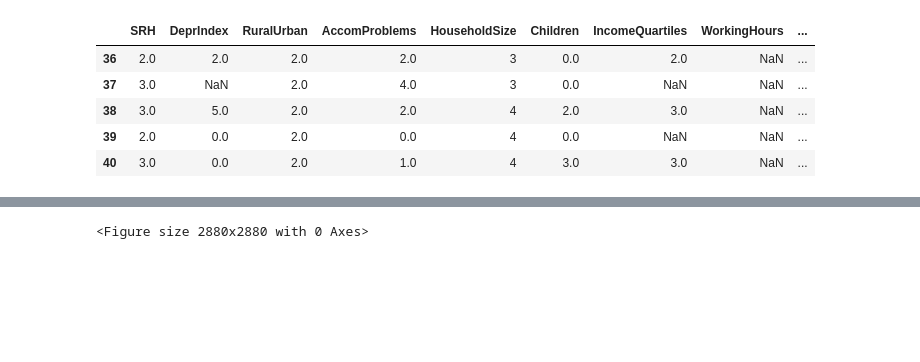
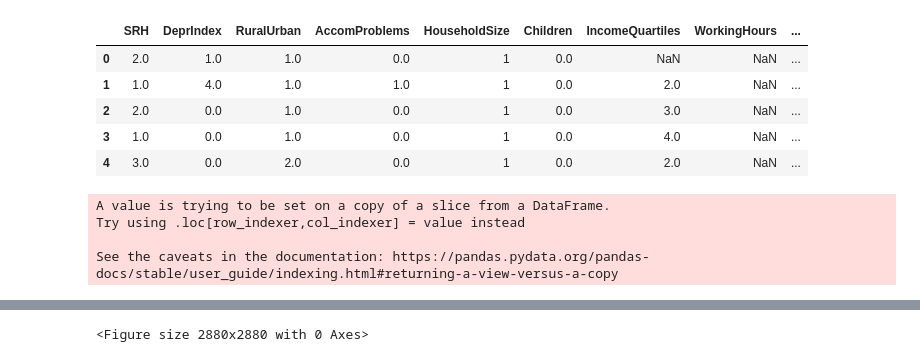
Before and after one commit to alan-turing-institute/rds-course, a Jupyter notebook: coursebook/modules/m3/3.5-DataVisForExploration.ipynb, the cells around one changed output, grey strips where cells are left out. Cells and saved outputs as stored; diff of their text form; code cells hidden in the pictures; blank space fills up the shorter version.

Commit message:
adding some more figures to the data exploration notebook

```diff
--- a/coursebook/modules/m3/3.5-DataVisForExploration.ipynb
+++ b/coursebook/modules/m3/3.5-DataVisForExploration.ipynb
@@ -64,5 +60,3 @@ sns.set_style("white")
 # %%
 datafolder = './data/UKDA-7724-csv/'
 df11 = pd.read_csv(datafolder + 'csv/eqls_2011.csv')
-df_map = pd.read_csv(datafolder + 'mrdoc/excel/eqls_api_map.csv', encoding='latin1')
-df11 = df11.query('Y11_Country == 27')
@@ -103,2 +143,0 @@ Notice that there is health in there. Any variable under health should be treate
-# %%
-df11.rename(columns={"DV_Q43Q44": "ChronicHealth", "Y11_Q42": "SRH"}, inplace=True)
@@ -170,29 +175,75 @@ To make the manipulation easier we select a subset of the data with only the var
 # %%
 var_map = {"Y11_Q42": "SRH",
            'Y11_Deprindex': 'DeprIndex',
            "Y11_RuralUrban": "RuralUrban",
            "Y11_Accommproblems": 'AccomProblems',
            "Y11_HHsize": "HouseholdSize",
            "Y11_Q32": "Children",
            "Y11_Incomequartiles_percapita" : "IncomeQuartiles",
            "DV_Q7":"WorkingHours",
            "Y11_ISCEDsimple":"ISCED",
            "Y11_Education": "Education",
            "Y11_SocExIndex":"SocialExclusionIndex",
            "Y11_MWIndex": "MentalWellbeingIndex",
            "Y11_Agecategory":"AgeCategory",
            "Y11_HH2a":"Gender",
            "Y11_Q31":"MaritalStatus",
-           "Y11_Country":"Country"
+           "Y11_Country":"Country",
+           "DV_Q43Q44": "ChronicHealth"
 }
 
 df11.rename(columns=var_map, inplace=True)
 df11_set = df11[var_map.values()]
 df11_set.head()
 # %% [output]
 |  | SRH | DeprIndex | RuralUrban | AccomProblems | HouseholdSize | Children | IncomeQuartiles | WorkingHours | ... |
-| 36 | 2.0 | 2.0 | 2.0 | 2.0 | 3 | 0.0 | 2.0 | NaN | ... |
-| 37 | 3.0 | NaN | 2.0 | 4.0 | 3 | 0.0 | NaN | NaN | ... |
-| 38 | 3.0 | 5.0 | 2.0 | 2.0 | 4 | 2.0 | 3.0 | NaN | ... |
-| 39 | 2.0 | 0.0 | 2.0 | 0.0 | 4 | 0.0 | NaN | NaN | ... |
-| 40 | 3.0 | 0.0 | 2.0 | 1.0 | 4 | 3.0 | 3.0 | NaN | ... |
+| 0 | 2.0 | 1.0 | 1.0 | 0.0 | 1 | 0.0 | NaN | NaN | ... |
+| 1 | 1.0 | 4.0 | 1.0 | 1.0 | 1 | 0.0 | 2.0 | NaN | ... |
+| 2 | 2.0 | 0.0 | 1.0 | 0.0 | 1 | 0.0 | 3.0 | NaN | ... |
+| 3 | 1.0 | 0.0 | 1.0 | 0.0 | 1 | 0.0 | 4.0 | NaN | ... |
+| 4 | 3.0 | 0.0 | 2.0 | 0.0 | 1 | 0.0 | 2.0 | NaN | ... |
+# %%
+default_factory={
+            1.0: "Austria",
+            2.0: "Belgium",
+            3.0: "Bulgaria",
+            4.0: "Cyprus",
+            5.0: "Czech Republic",
+            6.0: "Germany",
+            7.0: "Denmark",
+            8.0: "Estonia",
+            9.0: "Greece",
+            10.0: "Spain",
+            11.0: "Finland",
+            12.0: "France",
+            13.0: "Hungary",
+            14.0: "Ireland",
+            15.0: "Italy",
+            16.0: "Lithuania",
+            17.0: "Luxembourg",
+            18.0: "Latvia",
+            19.0: "Malta",
+            20.0: "Netherland",
+            21.0: "Poland",
+            22.0: "Portugal",
+            23.0: "Romania",
+            24.0: "Sweden",
+            25.0: "Slovenia",
+            26.0: "Slovakia",
+            27.0: "UK",
+            28.0: "Turkey",
+            29.0: "Croatia",
+            30.0: "Macedonia (FYROM)",
+            31.0: "Kosovo",
+            32.0: "Serbia",
+            33.0: "Montenegro",
+            34.0: "Iceland",
+            35.0: "Norway",
+        }
+
+df11_set["Country_cat"] = df11_set["Country"].apply(lambda x: default_factory.get(x))
+# %% [output]
+A value is trying to be set on a copy of a slice from a DataFrame.
+Try using .loc[row_indexer,col_indexer] = value instead
+
+See the caveats in the documentation: https://pandas.pydata.org/pandas-docs/stable/user_guide/indexing.html#returning-a-view-versus-a-copy
```
Also changed, not shown: parts of 23 cells of this notebook.
